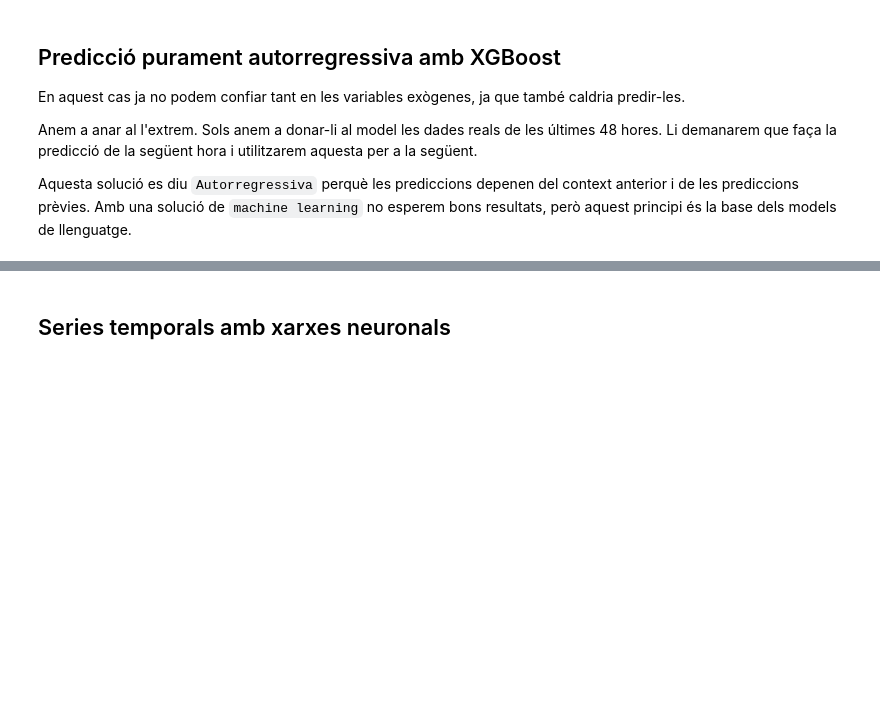
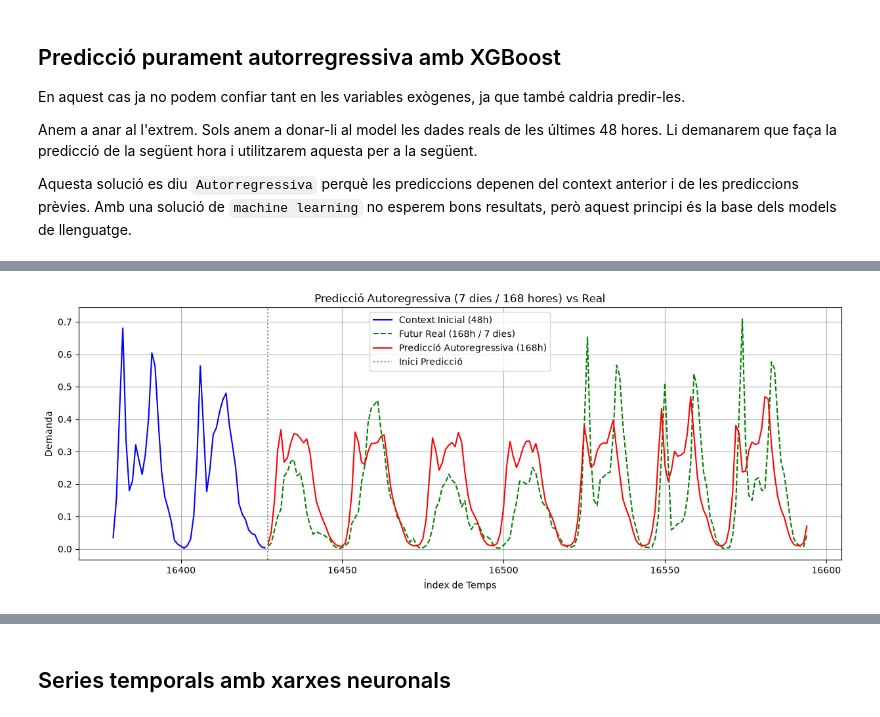
Before and after one commit to Triis98/DissenyIAvaluacioDeModels, a Jupyter notebook: apunts/documents/series_temporals/series_temporals.ipynb, the cells around one changed output, grey strips where cells are left out. Saved outputs shown, nothing was run; the diff lists cells and outputs as text; code cells hidden in the pictures; blank space fills up the shorter version.

```diff
--- a/apunts/documents/series_temporals/series_temporals.ipynb
+++ b/apunts/documents/series_temporals/series_temporals.ipynb
@@ -619,0 +756,76 @@ Aquesta solució es diu `Autorregressiva` perquè les prediccions depenen del co
+# %%
+import matplotlib.pyplot as plt
+import pandas as pd
+
+
+def predir_i_pintar_autoregressiu(gbrt, y_test, dies=41):
+  # 1. Calculem les hores totals (24 hores per dia) + 48 hores de context inicial
+  n_hores_futur = dies * 24
+  hores_context = 48
+  total_hores = hores_context + n_hores_futur
+
+  # 2. Agafem el context inicial (primeres 48 hores de y_test)
+  history = list(y_test.head(hores_context).values)
+  predictions = []
+
+  # 3. Bucle autoregressiu per al nombre d'hores calculat
+  for step in range(n_hores_futur):
+    features_dict = {}
+    for i in range(1, 49):
+      features_dict[f"demanda_lag_{i}"] = history[-i]
+
+    X_new = pd.DataFrame([features_dict])
+
+    # Predeix la següent hora
+    pred = gbrt.predict(X_new)[0]
+    predictions.append(pred)
+
+    # Actualitzem la història
+    history.append(pred)
+    history.pop(0)
+
+  test_start_time = y_test.index[hores_context]
+  hist_real = y_test.iloc[:hores_context]
+
+  future_real_values = y_test.iloc[
+      hores_context : hores_context + n_hores_futur
+  ]
+  future_index = y_test.index[
+      hores_context : hores_context + n_hores_futur
+  ]
+
+  plt.figure(figsize=(15, 5))
+
+  plt.plot(
+      hist_real.index,
+      hist_real.values,
+      label=f"Context Inicial ({len(hist_real)}h)",
+      color="blue",
+  )
+  plt.plot(
+      future_index,
+      future_real_values.values,
+      label=f"Futur Real ({n_hores_futur}h / {dies} dies)",
+      color="green",
+      linestyle="--",
+  )
+  plt.plot(
+      future_index,
+      predictions,
+      label=f"Predicció Autoregressiva ({n_hores_futur}h)",
+      color="red",
+      linestyle="-",
+  )
+
+  plt.axvline(x=test_start_time, color="gray", linestyle=":", label="Inici Predicció")
+  plt.title(f"Predicció Autoregressiva ({dies} dies / {n_hores_futur} hores) vs Real")
+  plt.xlabel("Índex de Temps")
+  plt.ylabel("Demanda")
+  plt.legend()
+  plt.grid(True)
+  plt.show()
+
+
+predir_i_pintar_autoregressiu(gbrt, y_test, dies=7)
+# %% [output]
+[figure, added]
```
Also changed, not shown: parts of 6 cells of this notebook.
